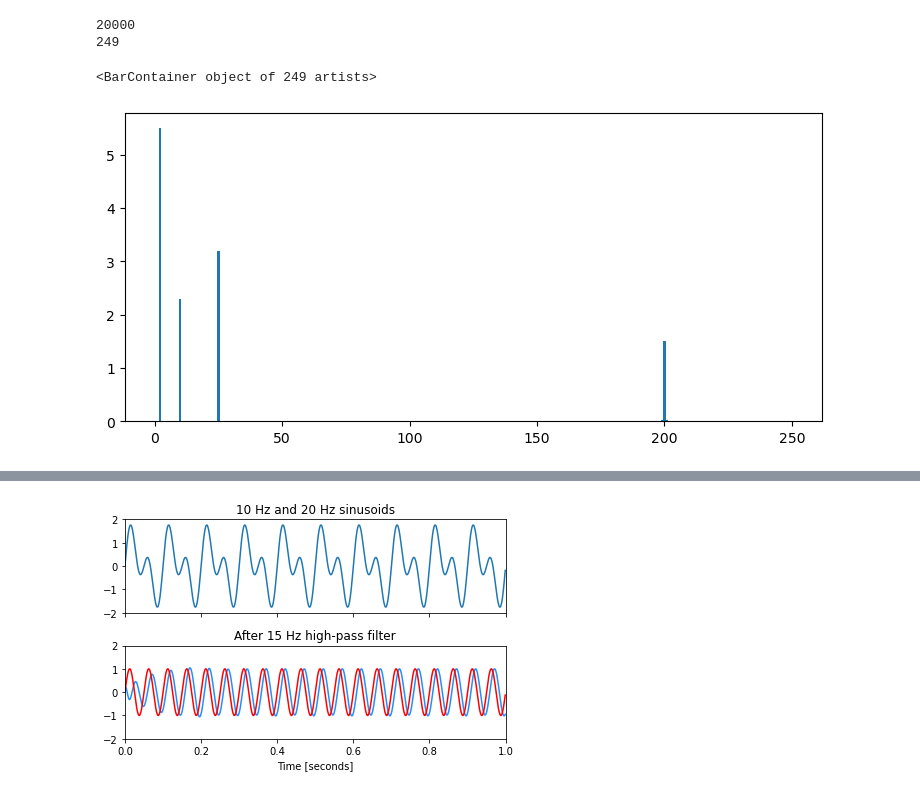
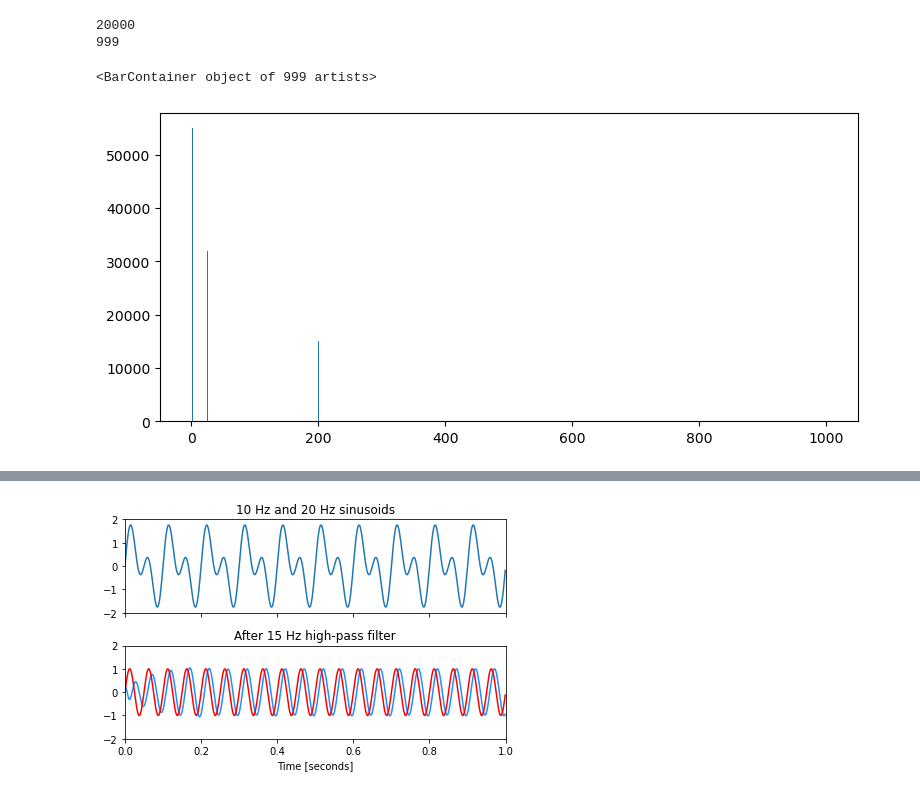
Before and after one commit to MKerner3/Pitot-Tube, a Jupyter notebook: fftandfilter.ipynb, the cells around one changed output, grey strips where cells are left out. Saved outputs shown, nothing was run; the diff lists cells and outputs as text; code cells hidden in the pictures.

```diff
--- a/fftandfilter.ipynb
+++ b/fftandfilter.ipynb
@@ -29,17 +45,18 @@ plt.show()
 # %%
 fft_of_sample = np.fft.fft(f)
-fft_amplitudes = 2.0 / num_pts * np.abs(fft_of_sample)
+#2.0 / num_pts *
+fft_amplitudes = np.abs(fft_of_sample)
 fft_phases = np.angle(fft_of_sample)
-harmonics = np.arange(1, 250)
+harmonics = np.arange(1, 1000)
 print(len(fft_amplitudes))
 print(len(harmonics))
 fig = plt.figure(figsize=(9, 4))
 plt.bar(harmonics, fft_amplitudes[harmonics])
 # %% [output]
 20000
-249
+999
-<BarContainer object of 249 artists>
+<BarContainer object of 999 artists>
-[figure, old version]
+[figure, new version]
 # %%
 fc = 150
 normed = fc / (fs / 2)
```
Also changed, not shown: parts of 5 cells of this notebook, 2 other files.
